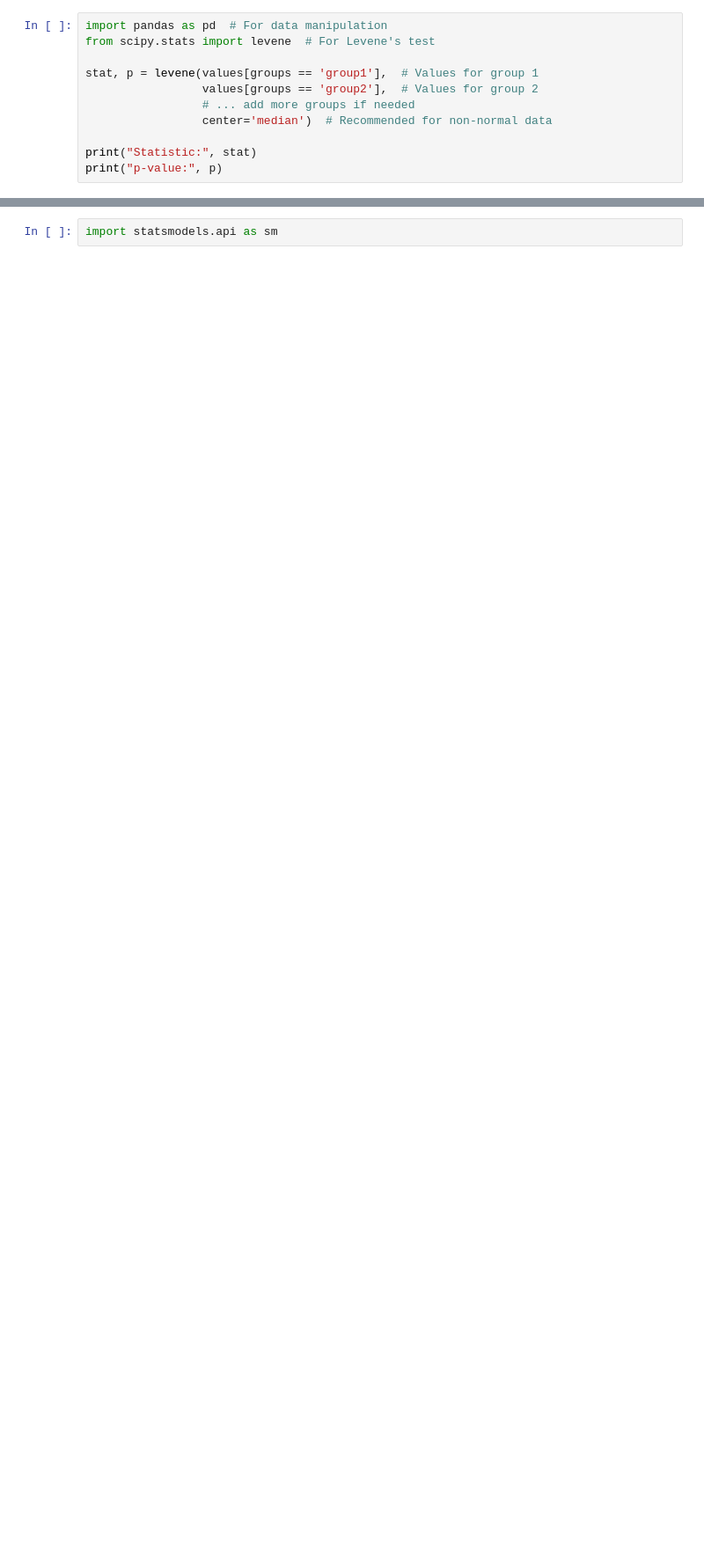
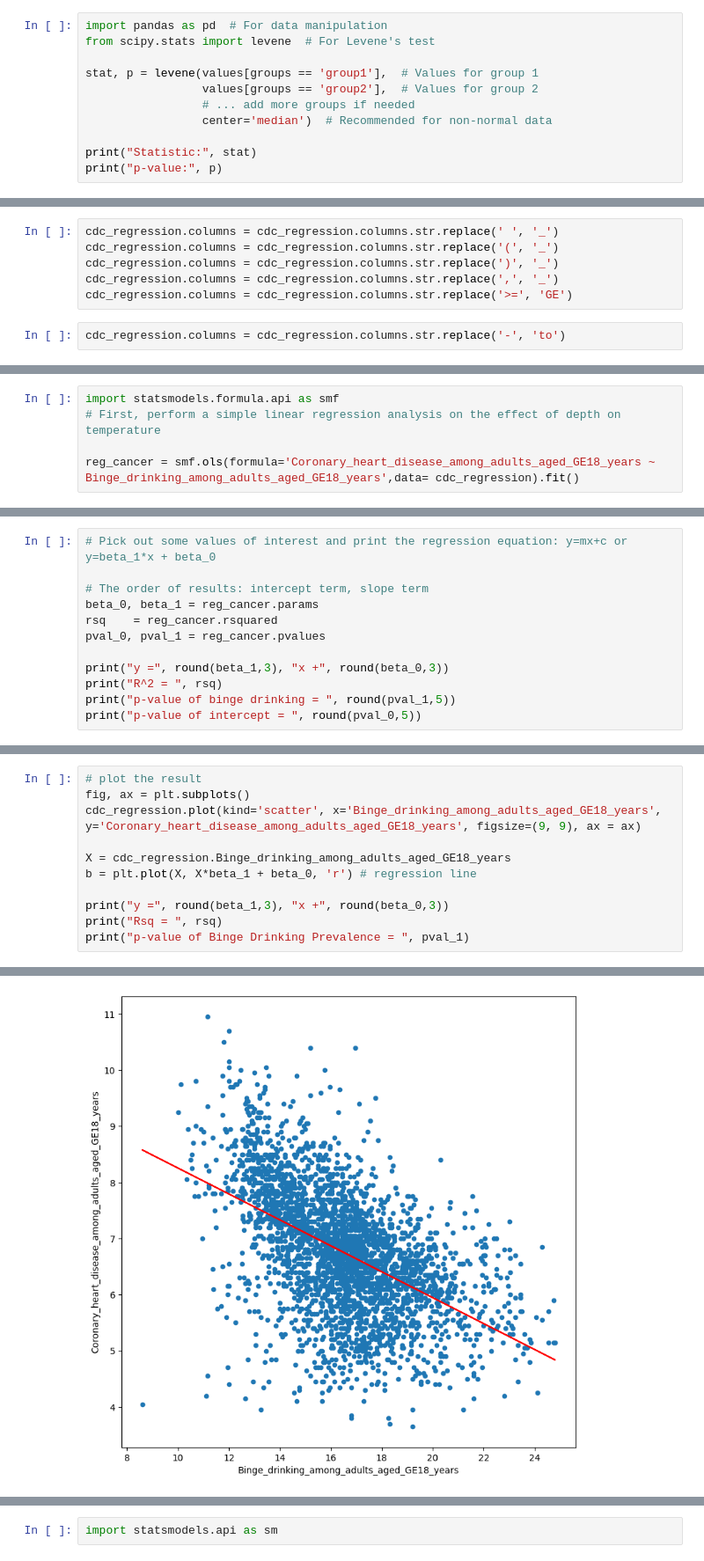
Before and after one commit to dereksgithub/cities_study_QM_Term_project, a Jupyter notebook: place_stat.ipynb, the cells around one changed output, grey strips where cells are left out. Shown at 88% size. Cells and saved outputs as stored; diff of their text form; blank space fills up the shorter version.

Commit message:
fixed regressions, fixing xgboost next

```diff
--- a/place_stat.ipynb
+++ b/place_stat.ipynb
@@ -119,0 +110,8 @@ print("p-value:", p)
+# %%
+cdc_regression.columns = cdc_regression.columns.str.replace(' ', '_')
+cdc_regression.columns = cdc_regression.columns.str.replace('(', '_')
+cdc_regression.columns = cdc_regression.columns.str.replace(')', '_')
+cdc_regression.columns = cdc_regression.columns.str.replace(',', '_')
+cdc_regression.columns = cdc_regression.columns.str.replace('>=', 'GE')
+# %%
+cdc_regression.columns = cdc_regression.columns.str.replace('-', 'to')
@@ -119,0 +138,5 @@ print("p-value:", p)
+# %%
+import statsmodels.formula.api as smf
+# First, perform a simple linear regression analysis on the effect of depth on temperature
+
+reg_cancer = smf.ols(formula='Coronary_heart_disease_among_adults_aged_GE18_years ~ Binge_drinking_among_adults_aged_GE18_years',data= cdc_regression).fit()
@@ -119,0 +169,12 @@ print("p-value:", p)
+# %%
+# Pick out some values of interest and print the regression equation: y=mx+c or y=beta_1*x + beta_0
+
+# The order of results: intercept term, slope term
+beta_0, beta_1 = reg_cancer.params
+rsq    = reg_cancer.rsquared
+pval_0, pval_1 = reg_cancer.pvalues
+
+print("y =", round(beta_1,3), "x +", round(beta_0,3))
+print("R^2 = ", rsq)
+print("p-value of binge drinking = ", round(pval_1,5))
+print("p-value of intercept = ", round(pval_0,5))
@@ -119,0 +186,12 @@ print("p-value:", p)
+# %%
+# plot the result
+fig, ax = plt.subplots()
+cdc_regression.plot(kind='scatter', x='Binge_drinking_among_adults_aged_GE18_years', y='Coronary_heart_disease_among_adults_aged_GE18_years', figsize=(9, 9), ax = ax)
+
+X = cdc_regression.Binge_drinking_among_adults_aged_GE18_years
+b = plt.plot(X, X*beta_1 + beta_0, 'r') # regression line
+
+print("y =", round(beta_1,3), "x +", round(beta_0,3))
+print("Rsq = ", rsq)
+print("p-value of Binge Drinking Prevalence = ", pval_1)
+# %% [output]
@@ -119,0 +201 @@ print("p-value:", p)
+[figure, added]
```
Also changed, not shown: parts of 35 cells of this notebook.
